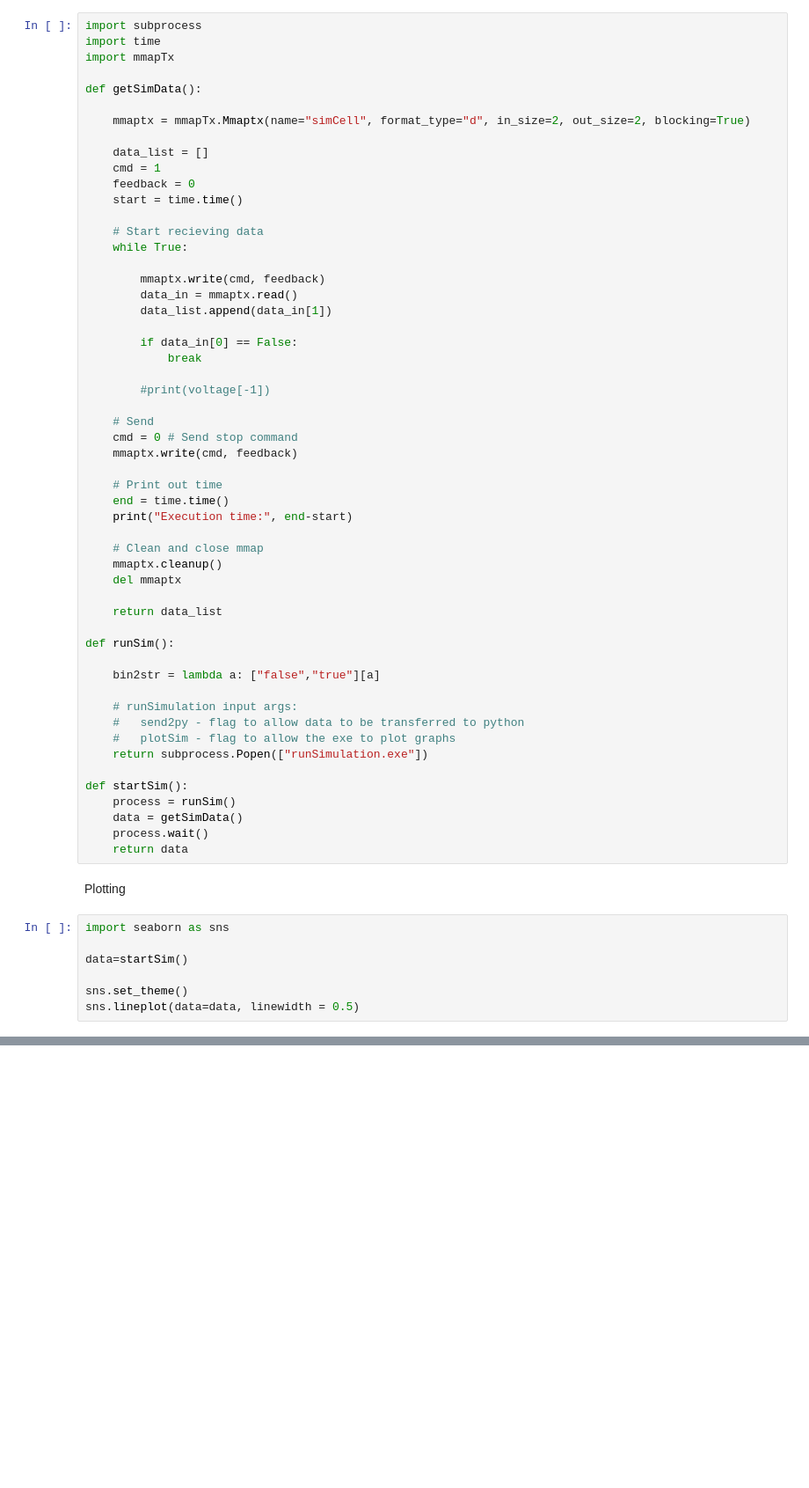
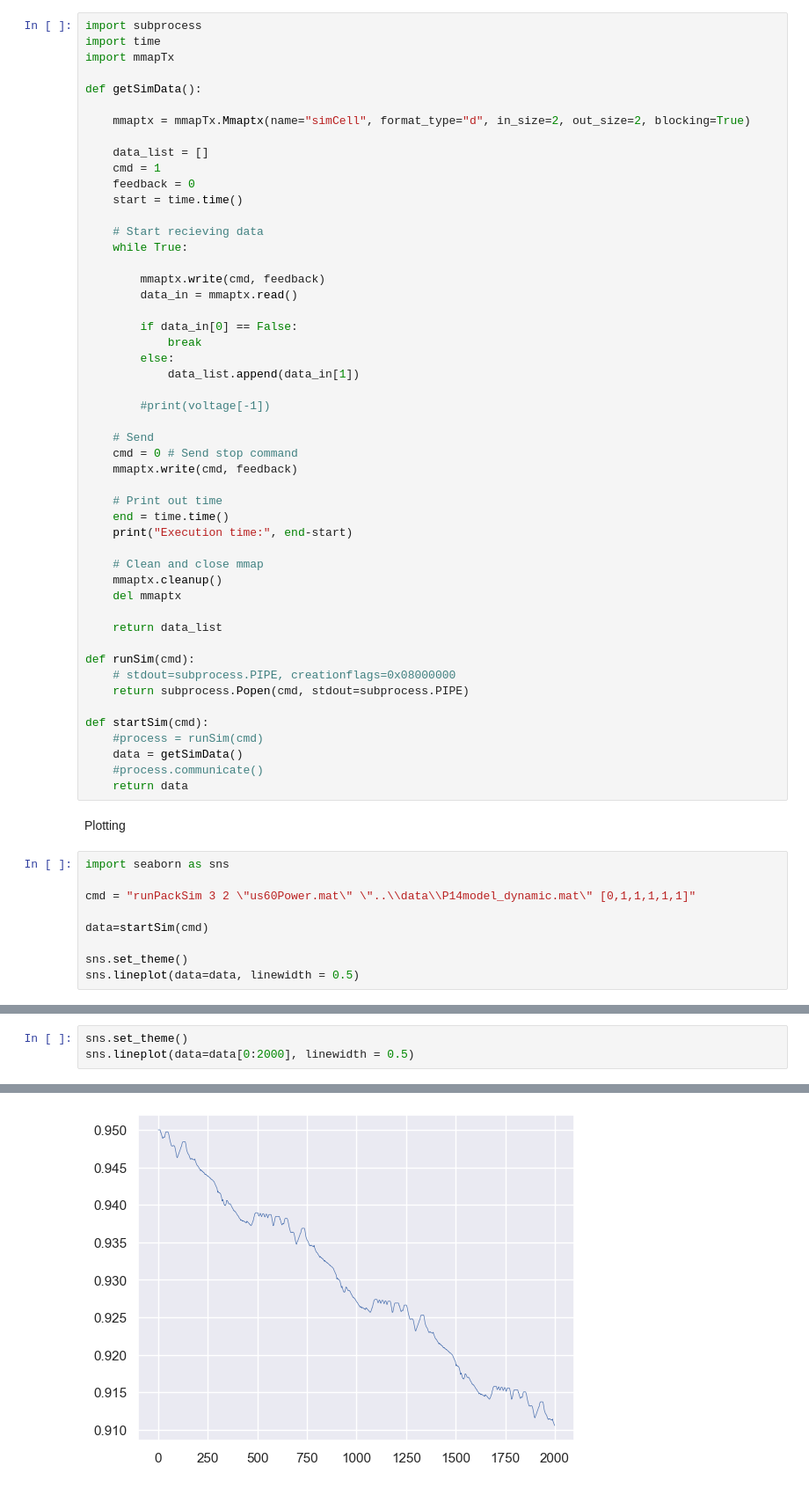
Before and after one commit to giomazzolo/rl_balancing, a Jupyter notebook: battery-modeling/Step 3. Simulation/interface.ipynb, the cells around one changed output, grey strips where cells are left out. Shown: that part at 88% size. Drawn from its saved outputs; the diff is of its cells as text; blank space fills up the shorter version.

Commit message:
Added interfacing with multi cell packs and python

```diff
--- a/battery-modeling/Step 3. Simulation/interface.ipynb
+++ b/battery-modeling/Step 3. Simulation/interface.ipynb
@@ -317,10 +271,11 @@ def getSimData():
 
         mmaptx.write(cmd, feedback)
         data_in = mmaptx.read()
-        data_list.append(data_in[1])
 
         if data_in[0] == False:
             break
+        else:
+            data_list.append(data_in[1])
 
         #print(voltage[-1])
 
@@ -338,26 +293,23 @@ def getSimData():
 
     return data_list
 
-def runSim():
+def runSim(cmd):
+    # stdout=subprocess.PIPE, creationflags=0x08000000
+    return subprocess.Popen(cmd, stdout=subprocess.PIPE)
 
-    bin2str = lambda a: ["false","true"][a]
-
-    # runSimulation input args:
-    #   send2py - flag to allow data to be transferred to python
-    #   plotSim - flag to allow the exe to plot graphs
-    return subprocess.Popen(["runSimulation.exe"])
-
-def startSim():
-    process = runSim()
+def startSim(cmd):
+    #process = runSim(cmd)
     data = getSimData()
-    process.wait()
+    #process.communicate()
     return data
 # %% [markdown]
 Plotting
 # %%
 import seaborn as sns
 
-data=startSim()
+cmd = "runPackSim 3 2 \"us60Power.mat\" \"..\\data\\P14model_dynamic.mat\" [0,1,1,1,1,1]"
+
+data=startSim(cmd)
 
 sns.set_theme()
 sns.lineplot(data=data, linewidth = 0.5)
@@ -367,0 +318,4 @@ Execution time: 14.880312204360962
+# %%
+sns.set_theme()
+sns.lineplot(data=data[0:2000], linewidth = 0.5)
+# %% [output]
@@ -367,0 +323 @@ Execution time: 14.880312204360962
+[figure, added]
```
Also changed, not shown: parts of 3 cells of this notebook, 6 other files.
